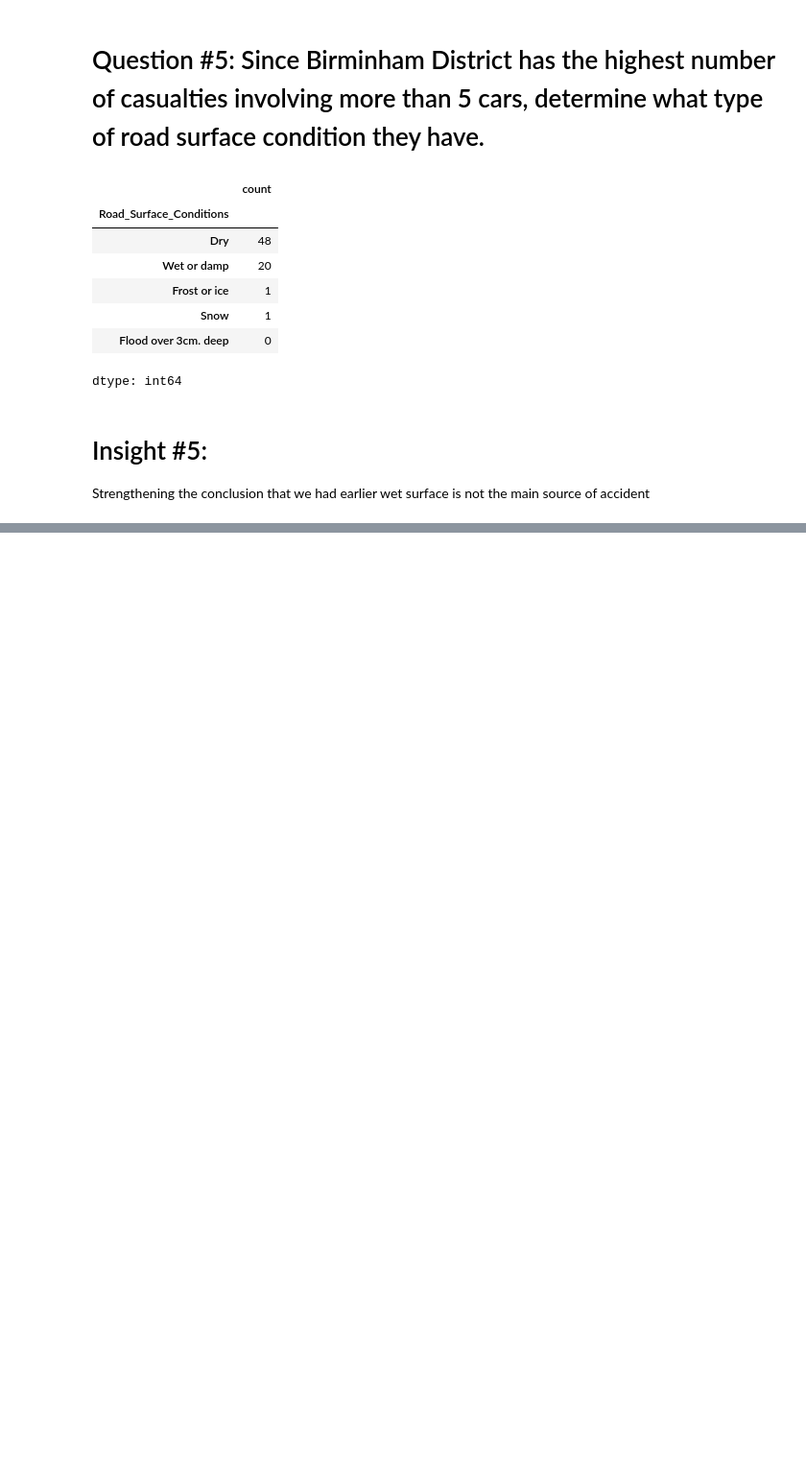
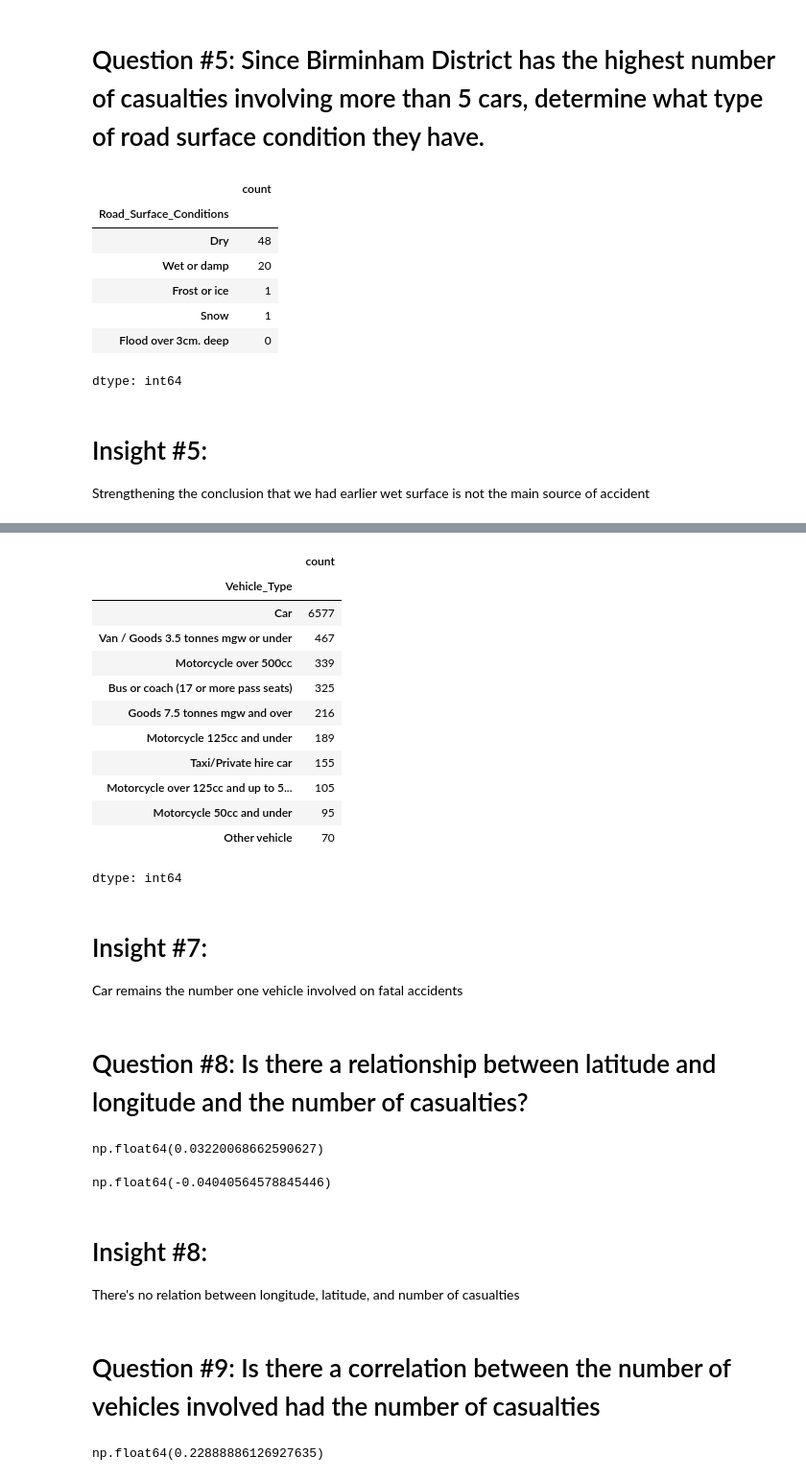
Before and after one commit to kvnwave/ELEC303-DATA-ANALYTICS-AGUILERA, a Jupyter notebook: uk_accident.ipynb, the cells around one changed output, grey strips where cells are left out. Shown at 96% size. Cells and saved outputs as stored; diff of their text form; code cells hidden in the pictures; blank space fills up the shorter version.

```diff
--- a/uk_accident.ipynb
+++ b/uk_accident.ipynb
@@ -552,0 +580,38 @@ dtype: int64
+# %%
+Vehicle_fatal.sort_values(ascending=False).head(n=10)
+# %% [output]
+|  | count |
+| Vehicle_Type |  |
+| Car | 6577 |
+| Van / Goods 3.5 tonnes mgw or under | 467 |
+| Motorcycle over 500cc | 339 |
+| Bus or coach (17 or more pass seats) | 325 |
+| Goods 7.5 tonnes mgw and over | 216 |
+| Motorcycle 125cc and under | 189 |
+| Taxi/Private hire car | 155 |
+| Motorcycle over 125cc and up to 5... | 105 |
+| Motorcycle 50cc and under | 95 |
+| Other vehicle | 70 |
+dtype: int64
+# %% [markdown]
+<h1>Insight #7:</h1>
+<p>Car remains the number one vehicle involved on fatal accidents</p>
+# %% [markdown]
+<h1>Question #8: Is there a relationship between latitude and longitude and the number of casualties?</h1>
+# %%
+uk['Number_of_Casualties'].corr(uk['Latitude'])
+# %% [output]
+np.float64(0.03220068662590627)
+# %%
+uk['Number_of_Casualties'].corr(uk['Longitude'])
+# %% [output]
+np.float64(-0.04040564578845446)
+# %% [markdown]
+<h1>Insight #8:</h1>
+<p>There's no relation between longitude, latitude, and number of casualties</p>
+# %% [markdown]
+<h1>Question #9: Is there a correlation between the number of vehicles involved had the number of casualties</h1>
+# %%
+uk['Number_of_Casualties'].corr(uk['Number_of_Vehicles'])
+# %% [output]
+np.float64(0.22888886126927635)
```
Also changed, not shown: parts of 16 cells of this notebook.
